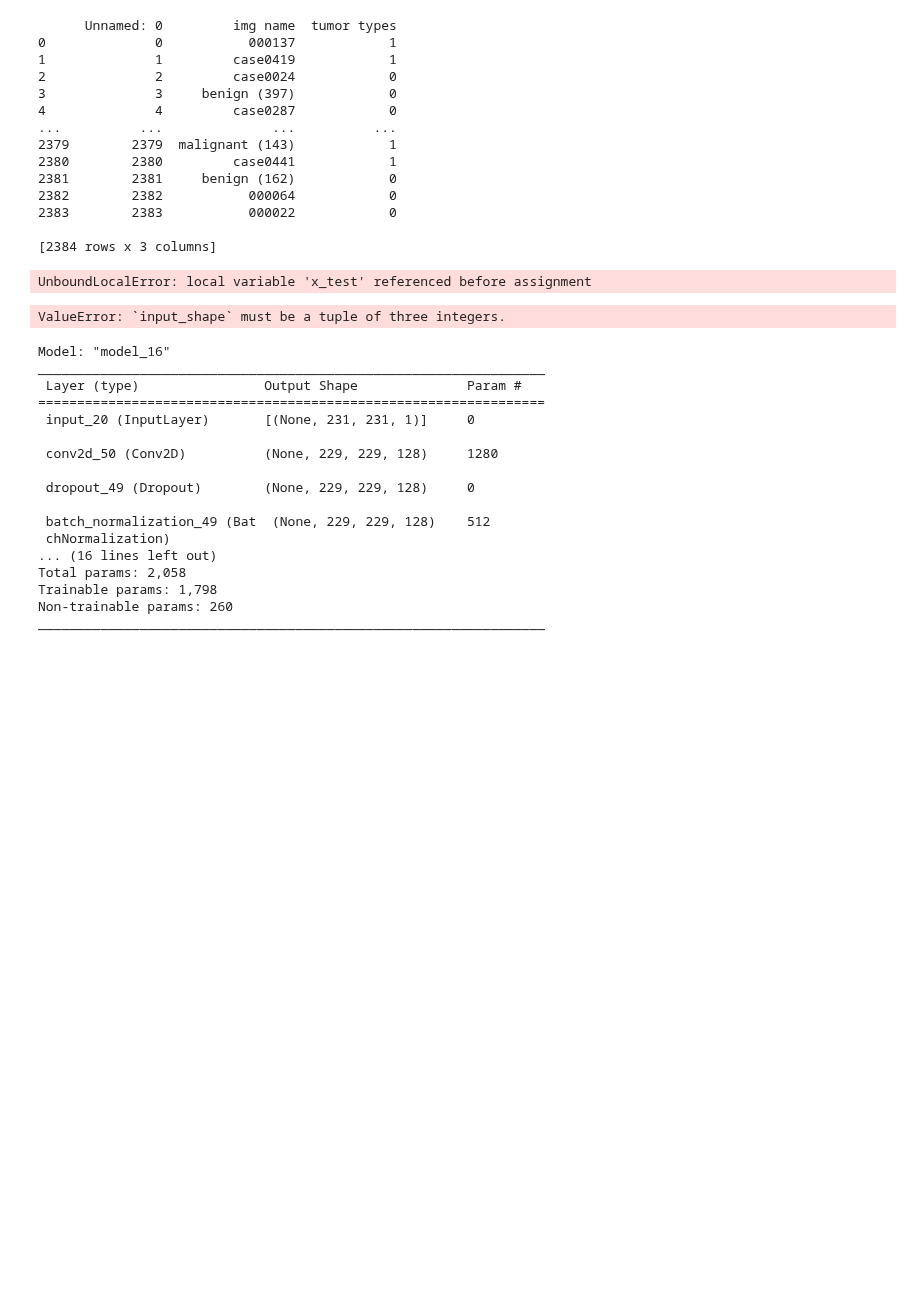
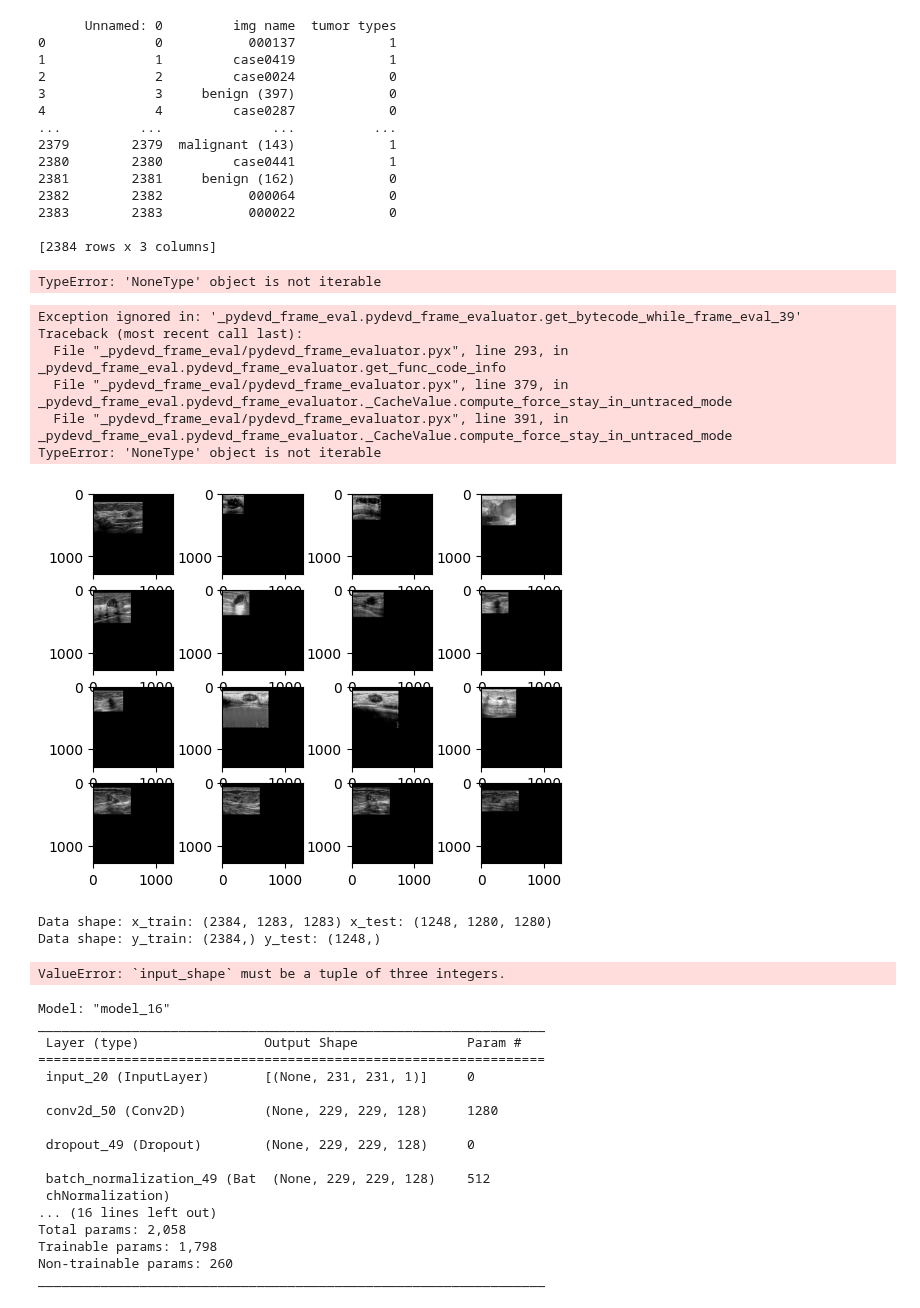
Before and after one commit to SethCram/CS474-Deep-Learning, a Jupyter notebook: HW4/HW4_CNN_Cancer.ipynb, the cells around one changed output. Cells and saved outputs as stored; diff of their text form; code cells hidden in the pictures; blank space fills up the shorter version.

Commit message:
confirmation of local padding success

```diff
--- a/HW4/HW4_CNN_Cancer.ipynb
+++ b/HW4/HW4_CNN_Cancer.ipynb
@@ -61,6 +65,8 @@ x_test_diff_reses = np.array([
 
 [2384 rows x 3 columns]
 # %%
+#ONLY RUNNABLE A SINGLE TIME PER SESSION
+
 #preprocess_input = keras.applications.mobilenet_v2.preprocess_input
 
 ## load the cancer dataset
@@ -158,37 +164,44 @@ def load_imgs(x_train_diff_reses, x_test_diff_reses, show_sample = True, batch_s
 
     #m = len(x_train_diff_reses)
     #for b in range(int(m/batch_size)):
     #    b_start= b*batch_size
     #    b_end = min((b+1)*batch_size, m)
     #
     #    x_batch = x_train_diff_reses[b_start:b_end]
     #    x_train[b_start:b_end] = construct_image_batch(x_batch)
 
     #store whether benign (0?) or malignant (1?)
     y_train = np.array([row[2] for row in df.values], dtype=object)
-    y_test = 0 #no labels on test data??
+    y_test = np.zeros(x_test.shape[0]) #no labels on test data??
 
     #show first 100 images
     if show_sample == True:
         nImg = 4
         for i in range(nImg*nImg):
             plt.subplot(nImg, nImg, i+1)
             plt.imshow(x_train_diff_reses[i], cmap = 'Greys_r')
         plt.show()
 
     #x_train = np.reshape(x_train, [x_train.shape[0], x_train.shape[1] * x_train.shape[2]]) #adds 2nd dim of 1
     #x_test = np.reshape(x_test, [x_test.shape[0], x_test.shape[1] * x_test.shape[2]]) #adds 2nd dim of 1
 
     return x_train, y_train, x_test, y_test
 
 x_train, y_train, x_test, y_test = load_imgs(x_train_diff_reses, x_test_diff_reses)
 
-pass
-
 print('Data shape:', 'x_train:', x_train.shape, 'x_test:', x_test.shape)
 print('Data shape:', 'y_train:', y_train.shape, 'y_test:', y_test.shape)
 # %% [output]
-UnboundLocalError: local variable 'x_test' referenced before assignment
+TypeError: 'NoneType' object is not iterable
+Exception ignored in: '_pydevd_frame_eval.pydevd_frame_evaluator.get_bytecode_while_frame_eval_39'
+Traceback (most recent call last):
+  File "_pydevd_frame_eval/pydevd_frame_evaluator.pyx", line 293, in _pydevd_frame_eval.pydevd_frame_evaluator.get_func_code_info
+  File "_pydevd_frame_eval/pydevd_frame_evaluator.pyx", line 379, in _pydevd_frame_eval.pydevd_frame_evaluator._CacheValue.compute_force_stay_in_untraced_mode
+  File "_pydevd_frame_eval/pydevd_frame_evaluator.pyx", line 391, in _pydevd_frame_eval.pydevd_frame_evaluator._CacheValue.compute_force_stay_in_untraced_mode
+TypeError: 'NoneType' object is not iterable
+[figure, added]
+Data shape: x_train: (2384, 1283, 1283) x_test: (1248, 1280, 1280)
+Data shape: y_train: (2384,) y_test: (1248,)
 # %%
 # expand dims for channels?
 
```
Also changed, not shown: parts of 1 cell of this notebook.
